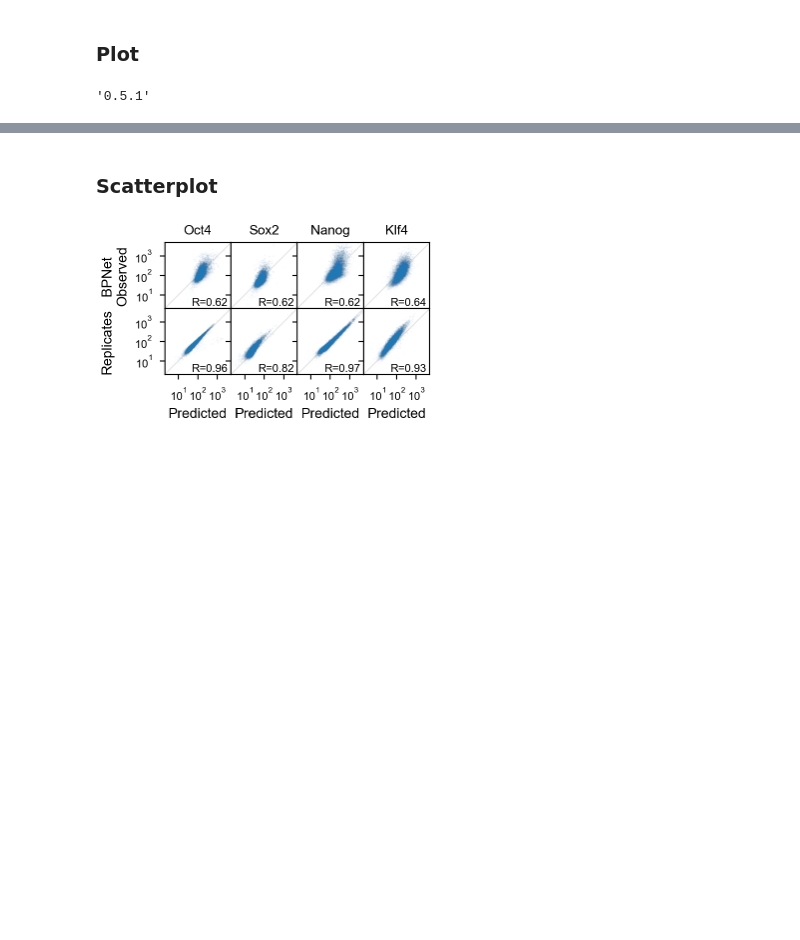
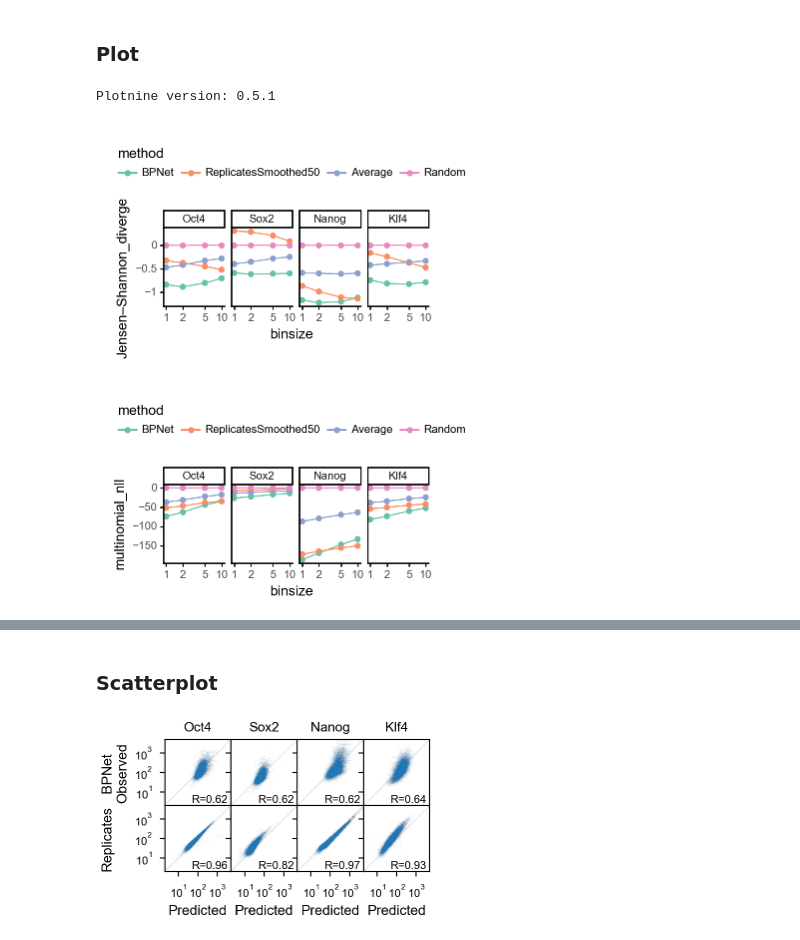
Before and after one commit to kundajelab/bpnet-manuscript, a Jupyter notebook: src/figures/01-model-evaluation.test.ipynb, the cells around one changed output, grey strips where cells are left out. Drawn from its saved outputs; the diff is of its cells as text; code cells hidden in the pictures; blank space fills up the shorter version.

```diff
--- a/src/figures/01-model-evaluation.test.ipynb
+++ b/src/figures/01-model-evaluation.test.ipynb
@@ -383,12 +553,20 @@ dfm_counts1 = dfm_counts.copy()
 # %% [markdown]
 Swap train and test.
 # %%
-metrics_rep = {task: metric(train[task], test[task]) for task in tasks}
+metrics_rep = {task: metric(train[task], test[task]) for task in tqdm(tasks)}
+metrics_rep_smoothed50 = {task: metric(train[task], moving_average2(test[task] + 1e-3, n=50, axis=1)) for task in tqdm(tasks)}
+metrics_rep_smoothed3 = {task: metric(train[task], moving_average2(test[task] + 1e-3, n=3, axis=1)) for task in tqdm(tasks)}
+
+metrics_patchcap = {task: metric(train[task], bias_data[task]) for task in tasks}
 metrics_model = {task: metric(train[task], y_pred[f"{task}/profile"] * np.exp(y_pred[f"{task}/counts"][:, np.newaxis])) for task in tasks}
+metrics_random = {task: metric(train[task], shuffle(y_pred[f"{task}/profile"] * np.exp(y_pred[f"{task}/counts"][:, np.newaxis]))) for task in tasks}
 # average the training signal
 metrics_avg = {task: metric(train[task],
                             np.repeat(avg_profile[task][np.newaxis], len(test[task]), axis=0))
                for task in tasks}
+metrics_const = {task: metric(train[task],
+                            np.repeat(np.ones_like(avg_profile[task][np.newaxis]), len(test[task]), axis=0))
+               for task in tasks}
 # %%
 dfm_profile = profile_metrics2df(metrics_rep).assign(method='Replicates')
 dfm_counts = count_metrics2df(metrics_rep).assign(method='Replicates')
@@ -403,5 +590,5 @@ dfm_counts = pd.concat([dfm_counts, count_metrics2df(metrics_model).assign(metho
 # %%
-dfm_profile['split'] = 'train->test'
+dfm_profile['split'] = 'test->train'
 dfm_profile2 = dfm_profile.copy()
-dfm_counts['split'] = 'train->test'
+dfm_counts['split'] = 'test->train'
 dfm_counts2 = dfm_counts.copy()
@@ -423,6 +641,7 @@ df_counts_tidy['task'] = pd.Categorical(df_counts_tidy['task'], categories=df_co
 from plotnine import *
 import plotnine
 
-plotnine.__version__
+print('Plotnine version:', plotnine.__version__)
+paper_config()
 # %% [output]
-'0.5.1'
+Plotnine version: 0.5.1
@@ -432,0 +650,43 @@ df_auprc_tidy = df_auprc_tidy[df_auprc_tidy.binsize < 11]
+# %%
+# TODO - plot other metrics than auprc
+# - Jensen–Shannon_divergence
+# - multinomial_nll
+# - smoothed/Jensen–Shannon_divergence
+
+for metric_name in ['Jensen–Shannon_divergence', 'multinomial_nll',
+                    #'Jensen–Shannon_divergence_pc',
+                    #'smoothed/Jensen–Shannon_divergence',
+                    #'smoothed/Jensen–Shannon_divergence_pc',
+                    #'smoothed/multinomial_nll'
+                    ]:
+    profile_methods = ["BPNet",
+                       #"Replicates",
+                       'ReplicatesSmoothed50',
+                       # 'ReplicatesSmoothed3',
+                       "Average", "Random"]
+    df_auprc_tidy_normalized = df_auprc_tidy_normalized[df_auprc_tidy_normalized.binsize < 11]
+    # metric = 'Jensen–Shannon_divergence'
+
+    df_auprc_tidy2 = df_auprc_tidy_normalized[df_auprc_tidy_normalized.method.isin(profile_methods)]
+    df_auprc_tidy2['method'] = pd.Categorical(df_auprc_tidy2['method'], categories=profile_methods)
+    df_auprc_tidy2['task'] = pd.Categorical(df_auprc_tidy2['task'], categories=df_auprc_tidy['task'].unique())
+
+    # TODO - merge in the constant
+
+    plotnine.options.figure_size = get_figsize(0.5, aspect=0.3)
+    fig = ggplot(aes(x='binsize', y=metric_name, color='method'),
+                 data=df_auprc_tidy2.groupby(['binsize', 'task', 'method'])[metric_name].mean().reset_index()) + \
+      scale_x_log10(breaks=binsizes) + \
+      geom_point() + \
+      geom_line() + \
+      facet_grid(".~task") + \
+      theme_classic(base_size=10, base_family='Arial') +  \
+      theme(legend_position='top') + \
+      scale_color_brewer('qual', 7)
+    !mkdir -p {figures}/profile-metrics
+    fig.save(f"{figures}/profile-metrics/{metric_name}.skip-unsmoothed-replicates.pdf")
+    fig.save(f"{figures}/profile-metrics/{metric_name}.skip-unsmoothed-replicates.png", dpi=300)
+    fig.draw()
+# %% [output]
+[figure, added]
+[figure, added]
```
Also changed, not shown: parts of 44 cells of this notebook, 3 other files.
